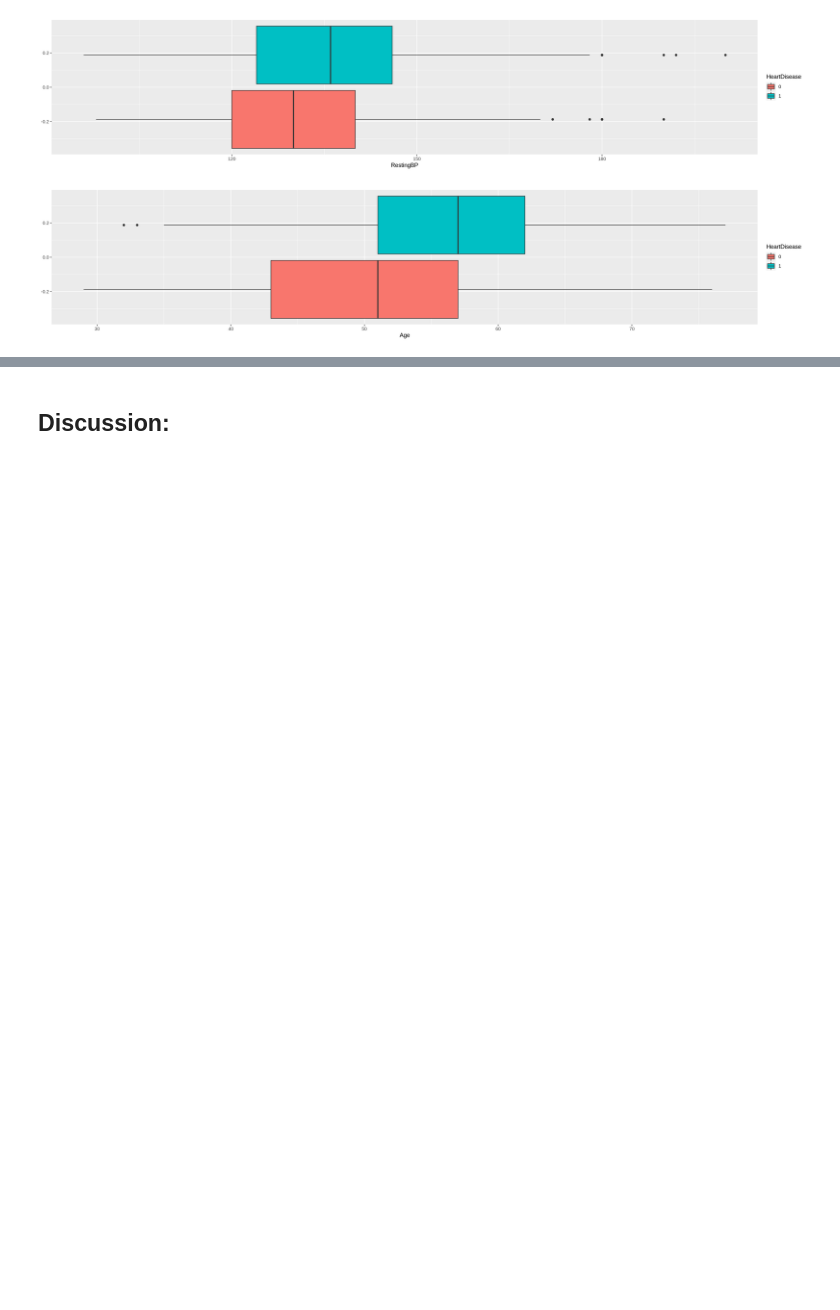
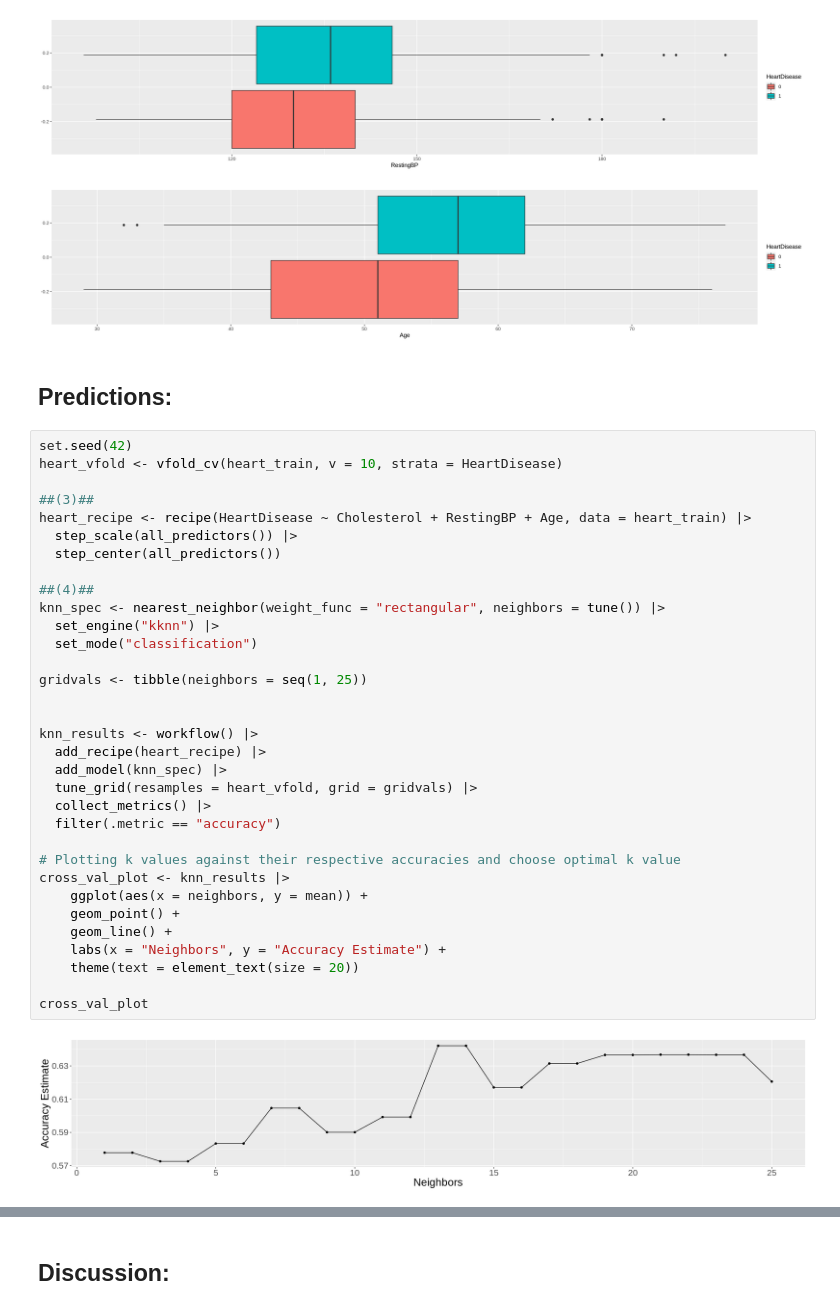
Before and after one commit to josephsoo/dsci_100_group_12, a Jupyter notebook: Project report.ipynb, the cells around one changed output, grey strips where cells are left out. Drawn from its saved outputs; the diff is of its cells as text; blank space fills up the shorter version.

Commit message:
Added predictions

```diff
--- a/Project report.ipynb
+++ b/Project report.ipynb
@@ -199,3 +201,40 @@ age_box
 [figure]
 [figure]
 [figure]
+# %% [markdown]
+## Predictions:
+# %%
+set.seed(42)
+heart_vfold <- vfold_cv(heart_train, v = 10, strata = HeartDisease)
+
+##(3)##
+heart_recipe <- recipe(HeartDisease ~ Cholesterol + RestingBP + Age, data = heart_train) |>
+  step_scale(all_predictors()) |>
+  step_center(all_predictors())
+
+##(4)##
+knn_spec <- nearest_neighbor(weight_func = "rectangular", neighbors = tune()) |>
+  set_engine("kknn") |>
+  set_mode("classification")
+
+gridvals <- tibble(neighbors = seq(1, 25))
+
+
+knn_results <- workflow() |>
+  add_recipe(heart_recipe) |>
+  add_model(knn_spec) |>
+  tune_grid(resamples = heart_vfold, grid = gridvals) |>
+  collect_metrics() |>
+  filter(.metric == "accuracy")
+
+# Plotting k values against their respective accuracies and choose optimal k value
+cross_val_plot <- knn_results |>
+    ggplot(aes(x = neighbors, y = mean)) +
+    geom_point() +
+    geom_line() +
+    labs(x = "Neighbors", y = "Accuracy Estimate") +
+    theme(text = element_text(size = 20))
+
+cross_val_plot
+# %% [output]
+[figure, added]
```
Also changed, not shown: parts of 3 cells of this notebook.
